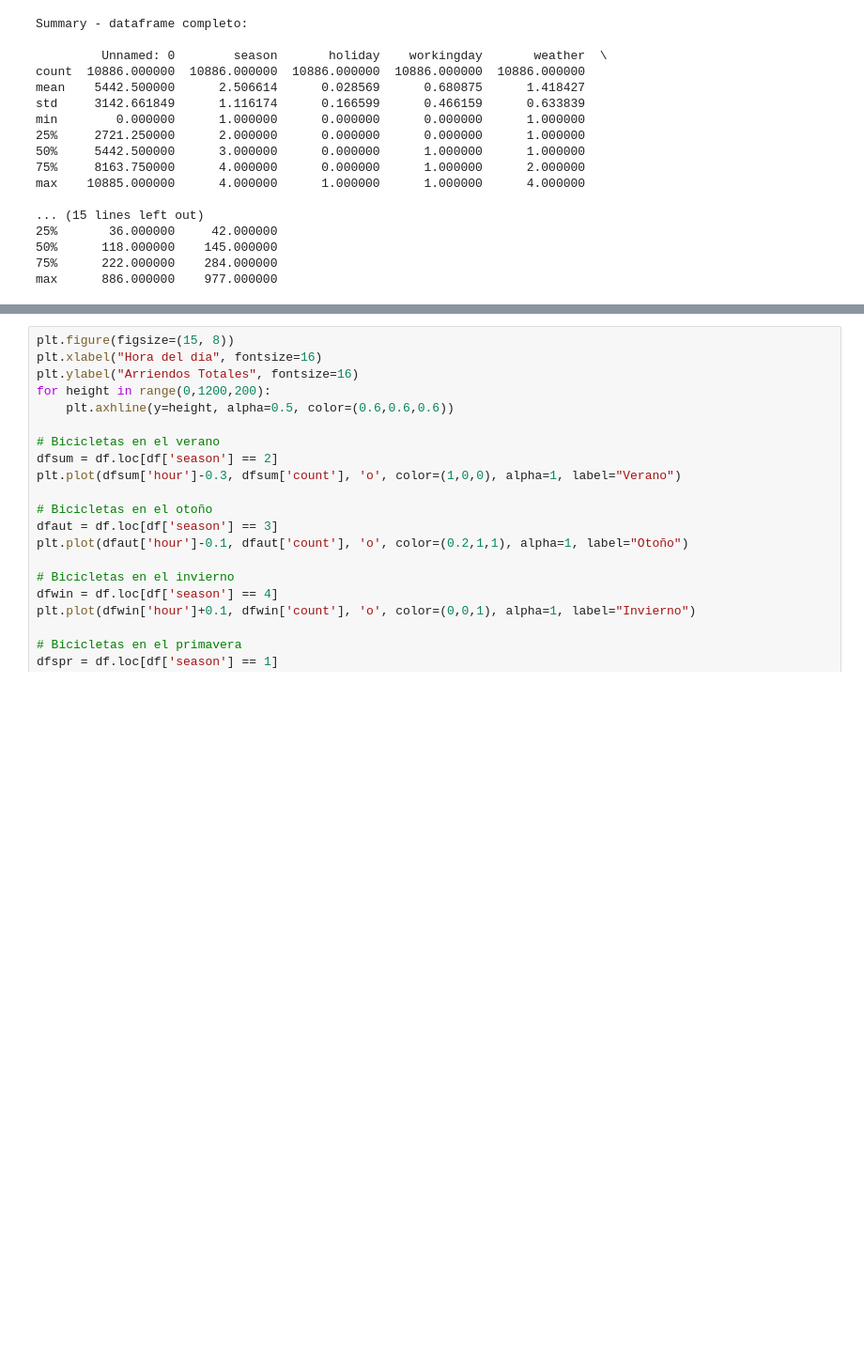
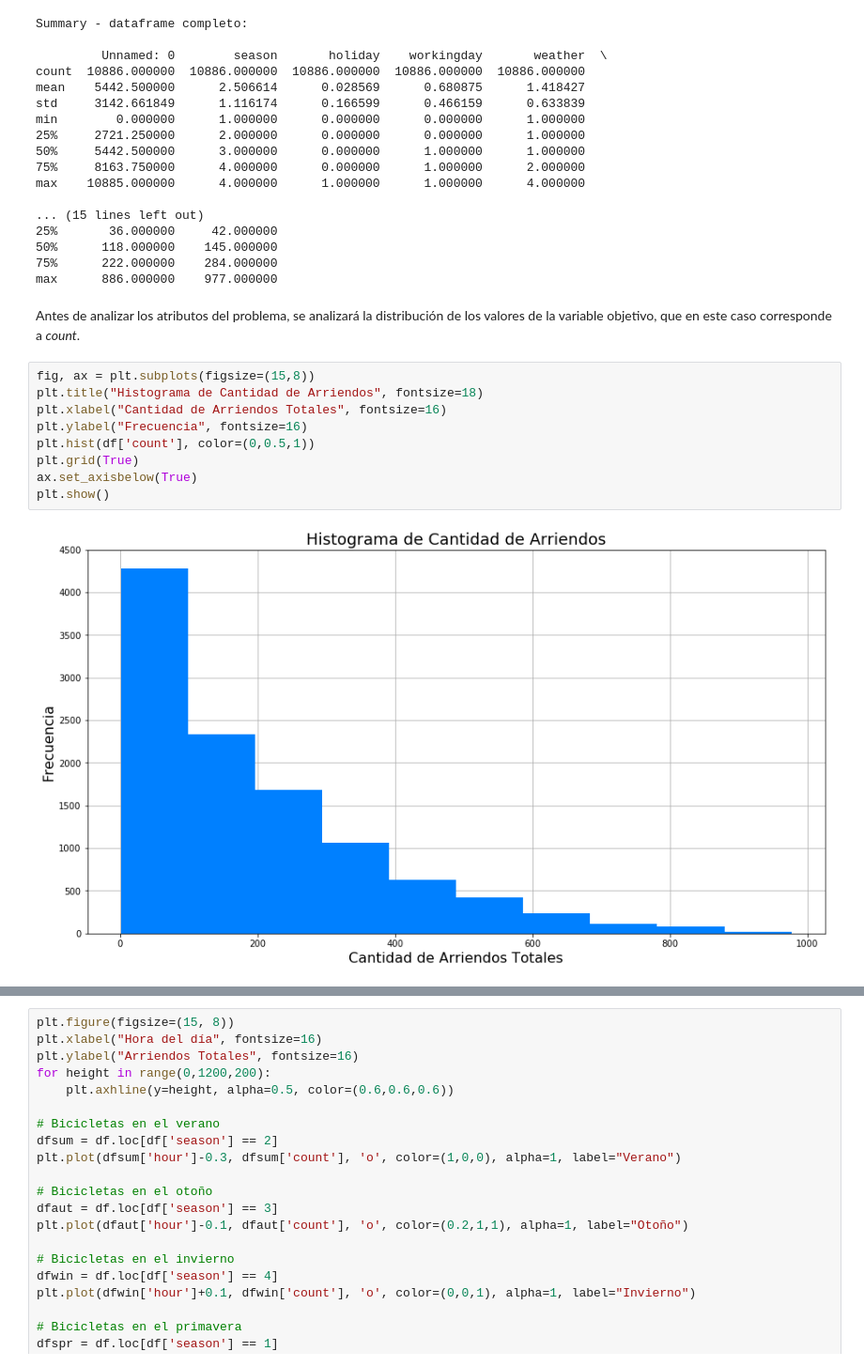
Before and after one commit to JavierL1/Tarea3-INF393, a Jupyter notebook: Parte2.ipynb, the cells around one changed output, grey strips where cells are left out. Shown at 94% size. Cells and saved outputs as stored; diff of their text form; blank space fills up the shorter version.

```diff
--- a/Untitled.ipynb
+++ b/Parte2.ipynb
@@ -47,3 +48,16 @@ max    10885.000000      4.000000      1.000000      1.000000      4.000000
 50%      118.000000    145.000000
 75%      222.000000    284.000000
 max      886.000000    977.000000
+# %% [markdown]
+Antes de analizar los atributos del problema, se analizará la distribución de los valores de la variable objetivo, que en este caso corresponde a *count*.
+# %%
+fig, ax = plt.subplots(figsize=(15,8))
+plt.title("Histograma de Cantidad de Arriendos", fontsize=18)
+plt.xlabel("Cantidad de Arriendos Totales", fontsize=16)
+plt.ylabel("Frecuencia", fontsize=16)
+plt.hist(df['count'], color=(0,0.5,1))
+plt.grid(True)
+ax.set_axisbelow(True)
+plt.show()
+# %% [output]
+[figure, added]
```
Also changed, not shown: parts of 47 cells of this notebook, 1 other file.
